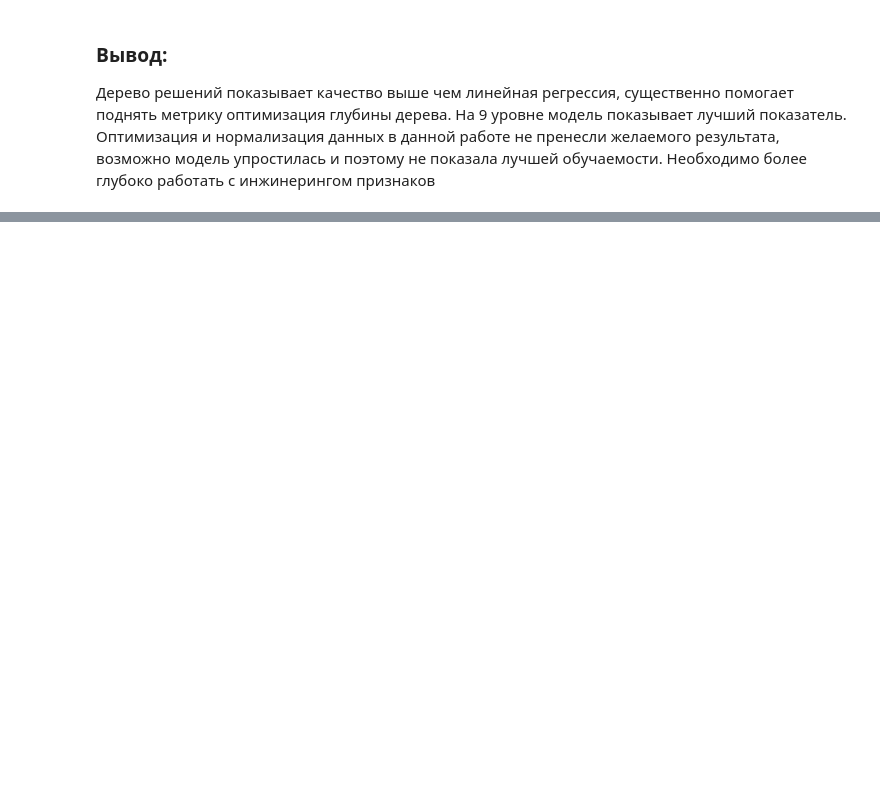
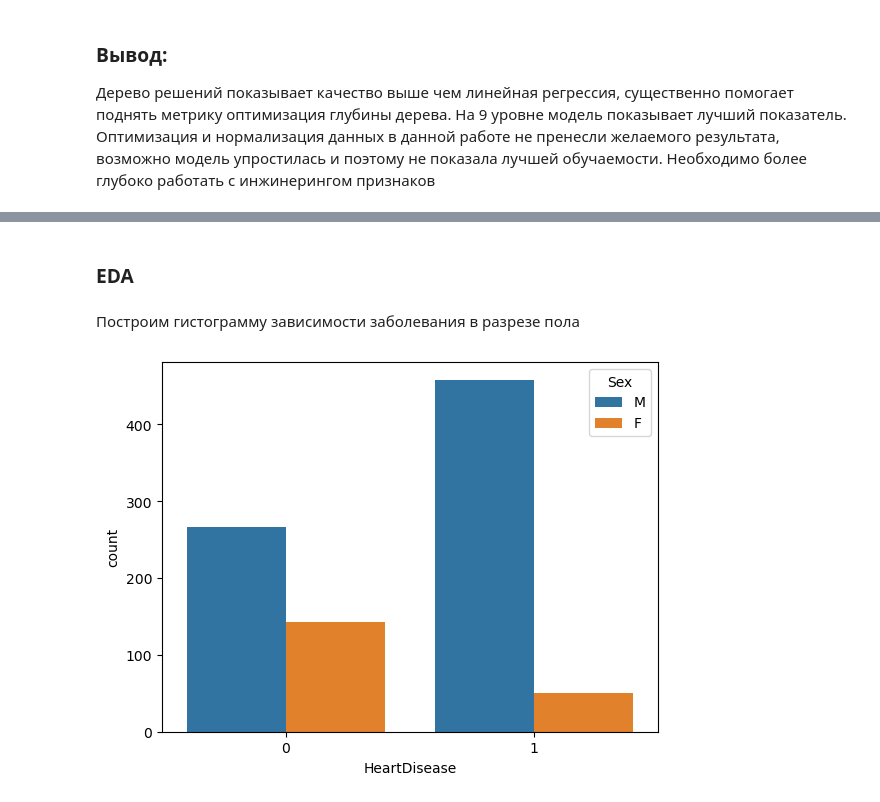
Before and after one commit to VyacheslavGusev/Machine_Lerning, a Jupyter notebook: ML_practice.ipynb, the cells around one changed output, grey strips where cells are left out. Saved outputs shown, nothing was run; the diff lists cells and outputs as text; code cells hidden in the pictures; blank space fills up the shorter version.

```diff
--- a/ML_practice.ipynb
+++ b/ML_practice.ipynb
@@ -1840,0 +1903,3 @@ for i in list_depth:
+# %%
+data =pd.read_csv('d:\GITHUB\Machine_Lerning\Datasets\heart.csv')
+data.head()
@@ -1840,0 +1967,9 @@ for i in list_depth:
+# %% [markdown]
+### EDA
+# %% [markdown]
+Построим гистограмму зависимости заболевания в разрезе пола
+# %%
+sns.countplot(data=data, x='HeartDisease',hue='Sex')
+plt.show()
+# %% [output]
+[figure, added]
```
Also changed, not shown: parts of 76 cells of this notebook, 2 other files.
